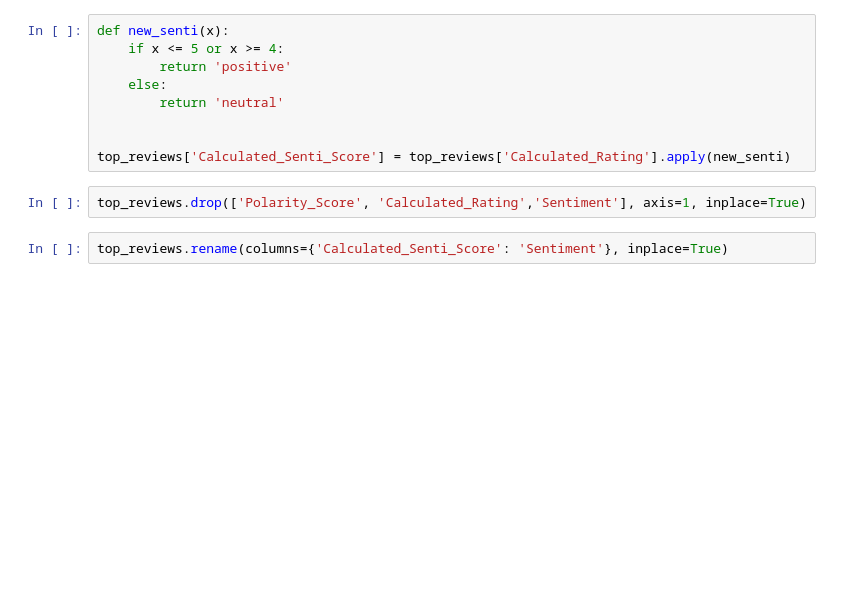
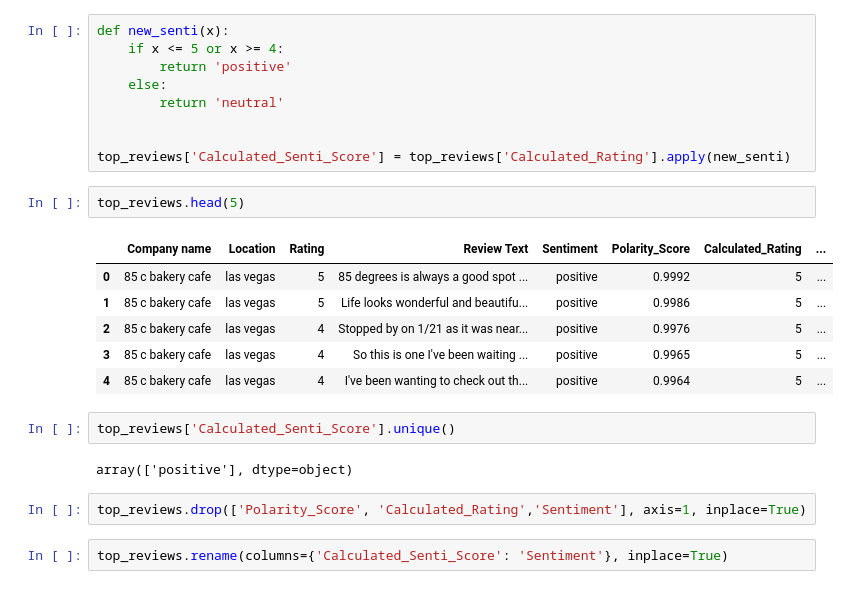
Before and after one commit to lohithsrikanth/NLP_final, a Jupyter notebook: Code/Sentiment_analysis_using_transformers.ipynb, the cells around one changed output. Cells and saved outputs as stored; diff of their text form; blank space fills up the shorter version.

```diff
--- a/Code/Sentiment_analysis_transformers.ipynb
+++ b/Code/Sentiment_analysis_using_transformers.ipynb
@@ -414,6 +418,19 @@ def new_senti(x):
 
 
 top_reviews['Calculated_Senti_Score'] = top_reviews['Calculated_Rating'].apply(new_senti)
+# %%
+top_reviews.head(5)
+# %% [output]
+|  | Company name | Location | Rating | Review Text | Sentiment | Polarity_Score | Calculated_Rating | ... |
+| 0 | 85 c bakery cafe | las vegas | 5 | 85 degrees is always a good spot ... | positive | 0.9992 | 5 | ... |
+| 1 | 85 c bakery cafe | las vegas | 5 | Life looks wonderful and beautifu... | positive | 0.9986 | 5 | ... |
+| 2 | 85 c bakery cafe | las vegas | 4 | Stopped by on 1/21 as it was near... | positive | 0.9976 | 5 | ... |
+| 3 | 85 c bakery cafe | las vegas | 4 | So this is one I've been waiting ... | positive | 0.9965 | 5 | ... |
+| 4 | 85 c bakery cafe | las vegas | 4 | I've been wanting to check out th... | positive | 0.9964 | 5 | ... |
+# %%
+top_reviews['Calculated_Senti_Score'].unique()
+# %% [output]
+array(['positive'], dtype=object)
 # %%
 top_reviews.drop(['Polarity_Score', 'Calculated_Rating','Sentiment'], axis=1, inplace=True)
 # %%
```
Also changed, not shown: parts of 17 cells of this notebook.
